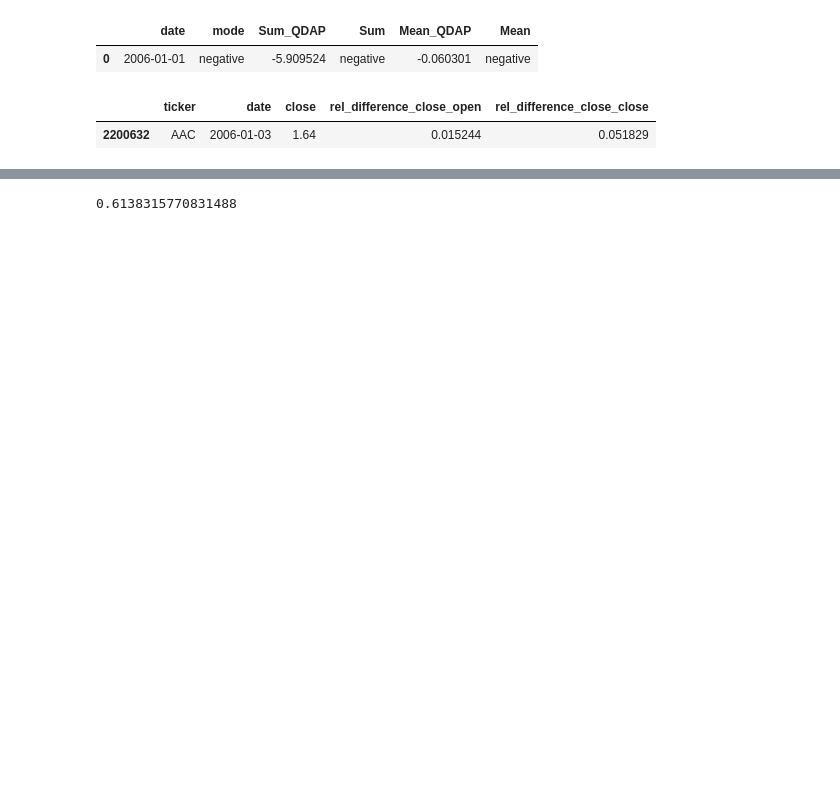
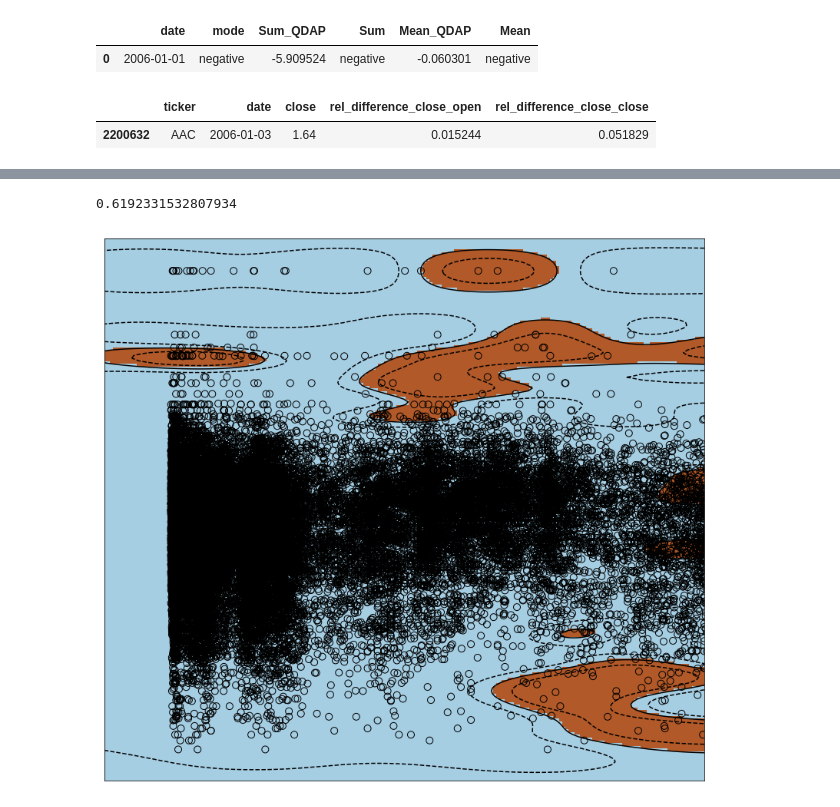
Before and after one commit to dfontana/GaggleOfKaggle, a Jupyter notebook: Models/SVM_industry.ipynb, the cells around one changed output, grey strips where cells are left out. Drawn from its saved outputs; the diff is of its cells as text; code cells hidden in the pictures; blank space fills up the shorter version.

Commit message:
Added plots to SVMs, tested regression based on closing values and Neural Networks for company/industry

```diff
--- a/Models/SVM_industry.ipynb
+++ b/Models/SVM_industry.ipynb
@@ -5,7 +8,7 @@ import datetime
 # %%
 sentiments = pd.read_csv("../data/sentiment/sentiment_days.csv")
 sentiments.date = pd.to_datetime(sentiments.date, format='%Y-%m-%d')
-tickers = pd.read_csv("../data/asx-tickers.csv")
+tickers = pd.read_csv("../data/kaggle/asx-tickers.csv")
 tickers.drop(['company'], axis=1, inplace=True)
 stocks = pd.read_csv("../data/percent_change/relative_change.csv")
 stocks.date = pd.to_datetime(stocks.date, format='%Y%m%d')
@@ -34,23 +37,51 @@ data.head(3)
 | 1 | AAR | 2006-01-03 | 0.019 | -0.052632 | -0.052632 | Materials | 2006-01-02 | neutral | ... |
 | 2 | AAU | 2006-01-03 | 0.700 | 0.028571 | 0.028571 | Media | 2006-01-02 | neutral | ... |
 # %%
-from sklearn.svm import SVC
-from sklearn.model_selection import train_test_split
-
 industry = 'Food, Beverage & Tobacco'
 groups = data.groupby('industry')
 tick_dat = groups.get_group(industry)
 
-svc = SVC()
+svc = SVC(kernel='rbf')
 train, test = train_test_split(tick_dat, test_size=0.2)
 
-train_X = train[['Sum_QDAP']]
+train_X = train[['close', 'Sum_QDAP']]
 train_Y = train[['label']]
-test_X = test[['Sum_QDAP']]
+test_X = test[['close','Sum_QDAP']]
 test_Y = test[['label']]
 
 model = svc.fit(train_X, train_Y.values.ravel())
 predict = model.predict(test_X)
 print(model.score(test_X,test_Y))
 # %% [output]
-0.6138315770831488
+0.6192331532807934
+# %%
+# http://scikit-learn.org/stable/auto_examples/svm/plot_svm_kernels.html
+plt.figure(1, figsize=(14, 13))
+plt.clf()
+plt.scatter(model.support_vectors_[:, 0], model.support_vectors_[:, 1], s=80, facecolors='none', zorder=10, edgecolors='k')
+# plt.scatter(test_X.values[:, 0], test_X.values[:, 1], c=test_Y.values, zorder=10, cmap=plt.cm.Paired, edgecolors='k')
+
+plt.axis('tight')
+x_min = -1
+x_max = 8
+y_min = -25
+y_max = 18
+
+XX, YY = np.mgrid[x_min:x_max:200j, y_min:y_max:200j]
+Z = model.decision_function(np.c_[XX.ravel(), YY.ravel()])
+
+# Put the result into a color plot
+Z = Z.reshape(XX.shape)
+plt.figure(1, figsize=(4, 3))
+plt.pcolormesh(XX, YY, Z > 0, cmap=plt.cm.Paired)
+plt.contour(XX, YY, Z, colors=['k', 'k', 'k'], linestyles=['--', '-', '--'],
+            levels=[-.5, 0, .5])
+
+plt.xlim(x_min, x_max)
+plt.ylim(y_min, y_max)
+
+plt.xticks(())
+plt.yticks(())
+plt.show()
+# %% [output]
+[figure, added]
```
Also changed, not shown: parts of 1 cell of this notebook, 4 other files.
